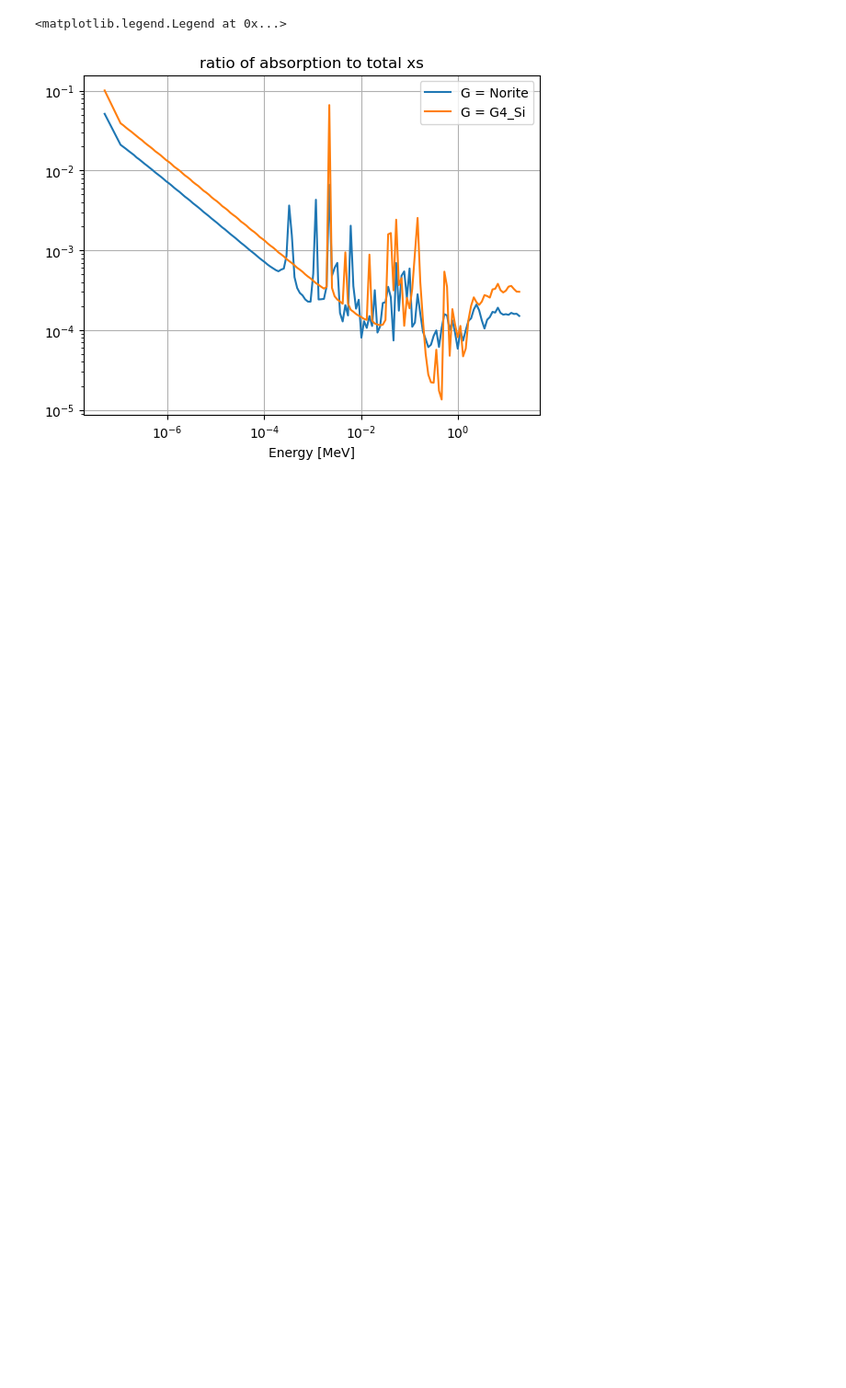
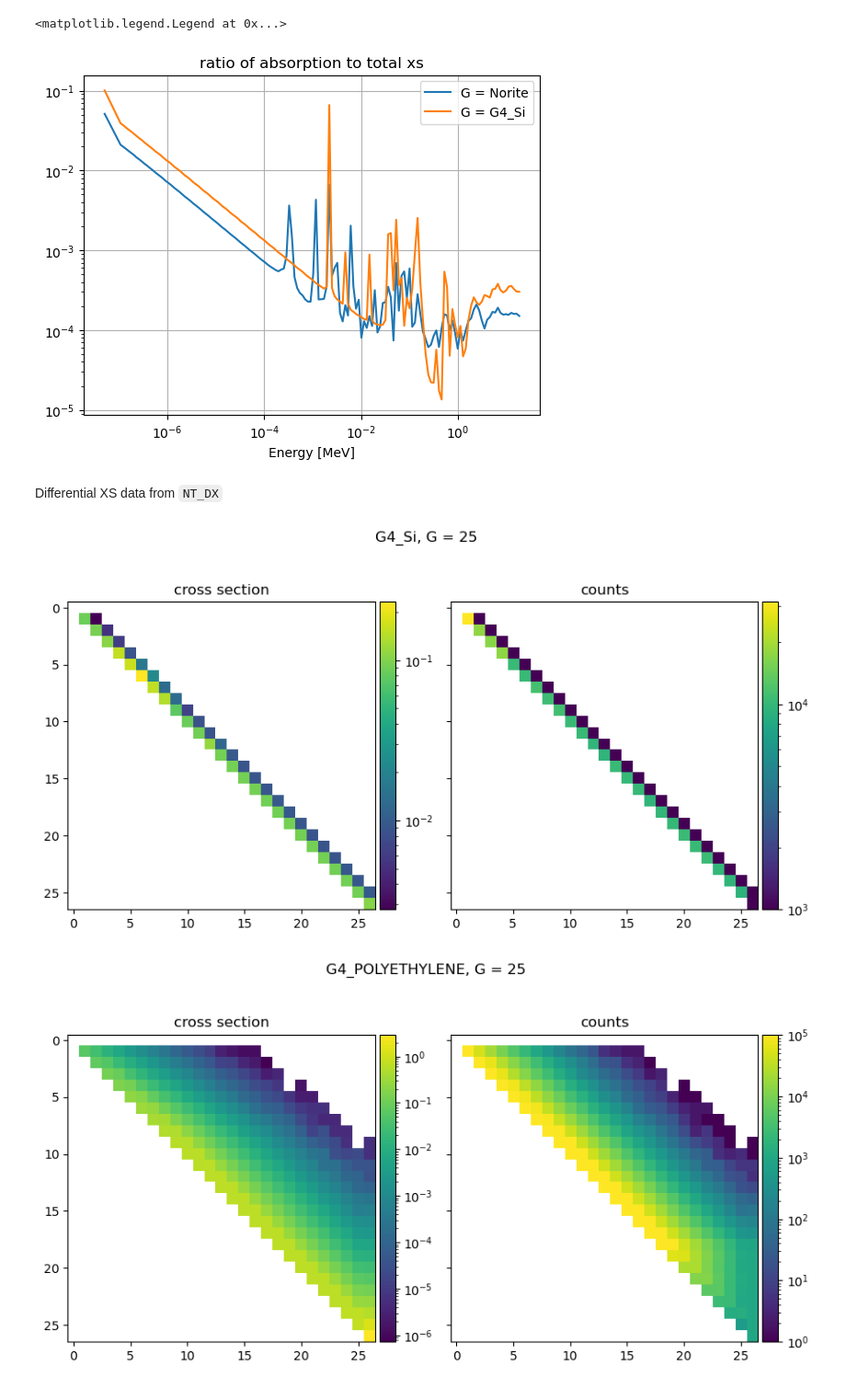
Before and after one commit to villano-lab/ntransporter, a Jupyter notebook: cross_sections/data_plotter.ipynb, the cells around one changed output. Shown at 92% size. Cells and saved outputs as stored; diff of their text form; code cells hidden in the pictures; blank space fills up the shorter version.

Commit message:
plots for diff cross sections

```diff
--- a/cross_sections/data_plotter.ipynb
+++ b/cross_sections/data_plotter.ipynb
@@ -175,3 +177,57 @@ plt.legend()
 # %% [output]
 <matplotlib.legend.Legend at 0x...>
 [figure]
+# %% [markdown]
+Differential XS data from `NT_DX`
+# %%
+mats = ('G4_Si', 'G4_POLYETHYLENE')
+Gs = (25, 100)
+
+for G in Gs:
+    for mat in mats:
+
+        fig, axs = plt.subplots(nrows = 1, ncols = 2, sharex = True, sharey = True, figsize = (9,5))
+
+        fig.suptitle(f'{mat}, G = {G}')
+
+        # cross sections
+        axs[0].set_title('cross section')
+
+        sig_dat = np.zeros((G+2,G+2))
+        #sig_dat2 = np.fromfile(f'data/V2/data_{mat}_{G}_alldx.dat', sep = ' ', dtype = float).reshape((G+2,G+2))
+
+        with open(f'data/V2/data_{mat}_{G}_dx.dat') as file:
+            for row in file.readlines():
+                row = row.strip('\n').split(' ')
+                g = int(row[0])
+                for i, x in enumerate(row[1:]):
+                    sig_dat[g-i,g] = float(x)
+
+        nz = sig_dat > 0
+
+        dat_masked = np.ma.masked_where(1-nz, sig_dat)
+        im1 = axs[0].imshow(dat_masked, norm = mpl.colors.LogNorm(vmin=dat_masked.min(), vmax = dat_masked.max()))
+
+
+        # counts
+        axs[1].set_title('counts')
+
+
+        sig_uncers = np.fromfile(f'data/V2/data_{mat}_{G}_uncers.dat', sep = ' ', dtype = float).reshape((G+2,G+2))
+
+        counts = np.zeros(sig_uncers.shape)
+        counts[nz] = 1/sig_uncers[nz]**2
+
+
+        counts_masked = np.ma.masked_where(1-nz, counts)
+        im2 = axs[1].imshow(counts_masked, norm = mpl.colors.LogNorm(vmin=counts_masked.min(), vmax = counts_masked.max()))
+
+        for im, ax in zip((im1, im2), axs):
+            div = make_axes_locatable(ax)
+            cax = div.append_axes('right', size = '5%', pad = 0.05)
+            fig.colorbar(im, cax = cax)
+
+        fig.tight_layout()
+# %% [output]
+[figure, added]
+[figure, added]
```
Also changed, not shown: parts of 3 cells of this notebook.
